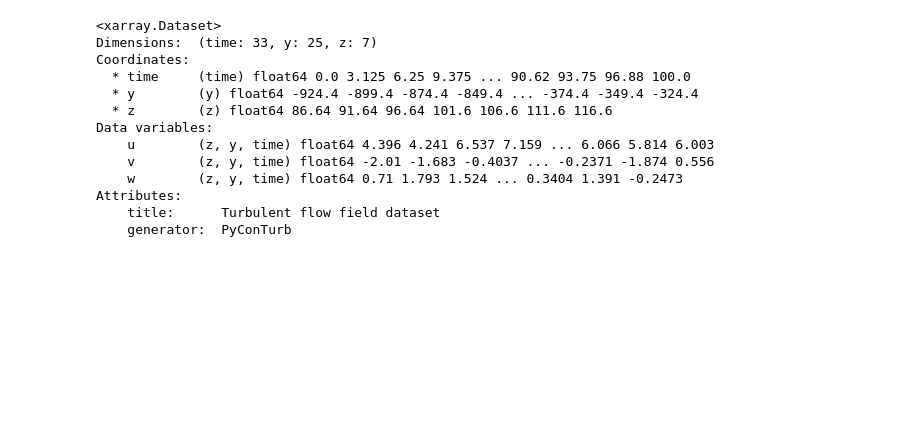
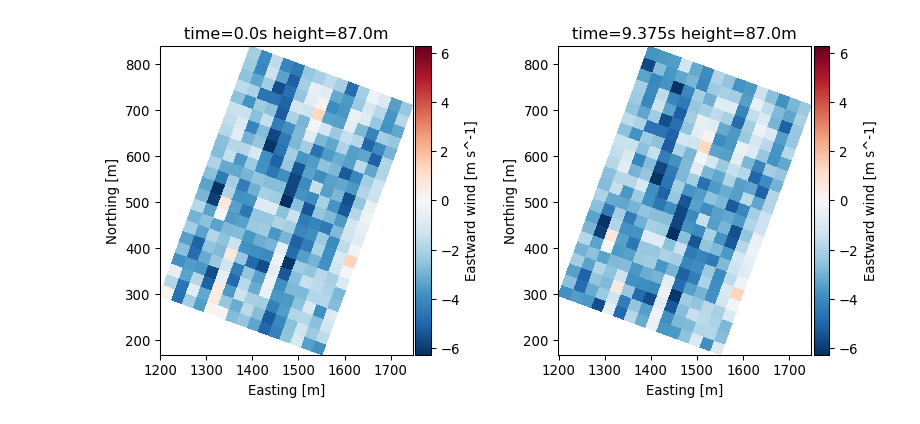
Before and after one commit to Burro7J/mocalum, a Jupyter notebook: examples/pyconturb_test.ipynb, the cells around one changed output. Saved outputs shown, nothing was run; the diff lists cells and outputs as text; code cells hidden in the pictures; blank space fills up the shorter version.

```diff
--- a/examples/pyconturb_test.ipynb
+++ b/examples/pyconturb_test.ipynb
@@ -68,17 +56,32 @@ Attributes:
-# %%
-# 3D tbox, it is hiddedn but still there as a private variable
-tmp.data._ffield
-# %% [output]
-<xarray.Dataset>
-Dimensions:  (time: 33, y: 25, z: 7)
-Coordinates:
-  * time     (time) float64 0.0 3.125 6.25 9.375 ... 90.62 93.75 96.88 100.0
-  * y        (y) float64 -924.4 -899.4 -874.4 -849.4 ... -374.4 -349.4 -324.4
-  * z        (z) float64 86.64 91.64 96.64 101.6 106.6 111.6 116.6
-Data variables:
-    u        (z, y, time) float64 4.396 4.241 6.537 7.159 ... 6.066 5.814 6.003
-    v        (z, y, time) float64 -2.01 -1.683 -0.4037 ... -0.2371 -1.874 0.556
-    w        (z, y, time) float64 0.71 1.793 1.524 ... 0.3404 1.391 -0.2473
-Attributes:
-    title:      Turbulent flow field dataset
-    generator:  PyConTurb
+# %%
+width_px = height_px = 400 # resolution of plots
+MY_DPI = 96
+fig, axes = plt.subplots(ncols=2, figsize=(2*width_px/MY_DPI, height_px/MY_DPI), dpi=MY_DPI)
+
+i=0
+
+j=k=0
+cs = tmp.data.ffield.u.isel(z=i,time=j).plot.pcolormesh('Easting','Northing',ax=axes[k],add_colorbar=False)
+cbar = plt.colorbar(cs,orientation='vertical', fraction=0.07, pad=0.01,ax=axes[k])
+axes[k].set_title('time=' + str(tmp.data.ffield.time[i].values) + 's'
+                  + ' height=' + str(np.round(tmp.data.ffield.z[j].values)) + 'm')
+
+cbar.set_label('Eastward wind [m s^-1]', fontsize = 10)
+
+
+j=3
+k=1
+cs = tmp.data.ffield.u.isel(z=i,time=j).plot.pcolormesh('Easting','Northing',ax=axes[k],add_colorbar=False)
+cbar = plt.colorbar(cs,orientation='vertical', fraction=0.07, pad=0.01,ax=axes[k])
+axes[k].set_title('time=' + str(tmp.data.ffield.time[j].values) + 's'
+                  + ' height=' + str(np.round(tmp.data.ffield.z[i].values)) + 'm')
+
+
+cbar.set_label('Eastward wind [m s^-1]', fontsize = 10)
+
+plt.tight_layout()
+plt.subplots_adjust(wspace=0.45, hspace=-0.55)
+plt.show()
+fig.savefig('/Users/niva/Desktop/grid_plot.png', bbox_inches='tight')
+# %% [output]
+[figure, added]
```
Also changed, not shown: parts of 4 cells of this notebook, 6 other files.
